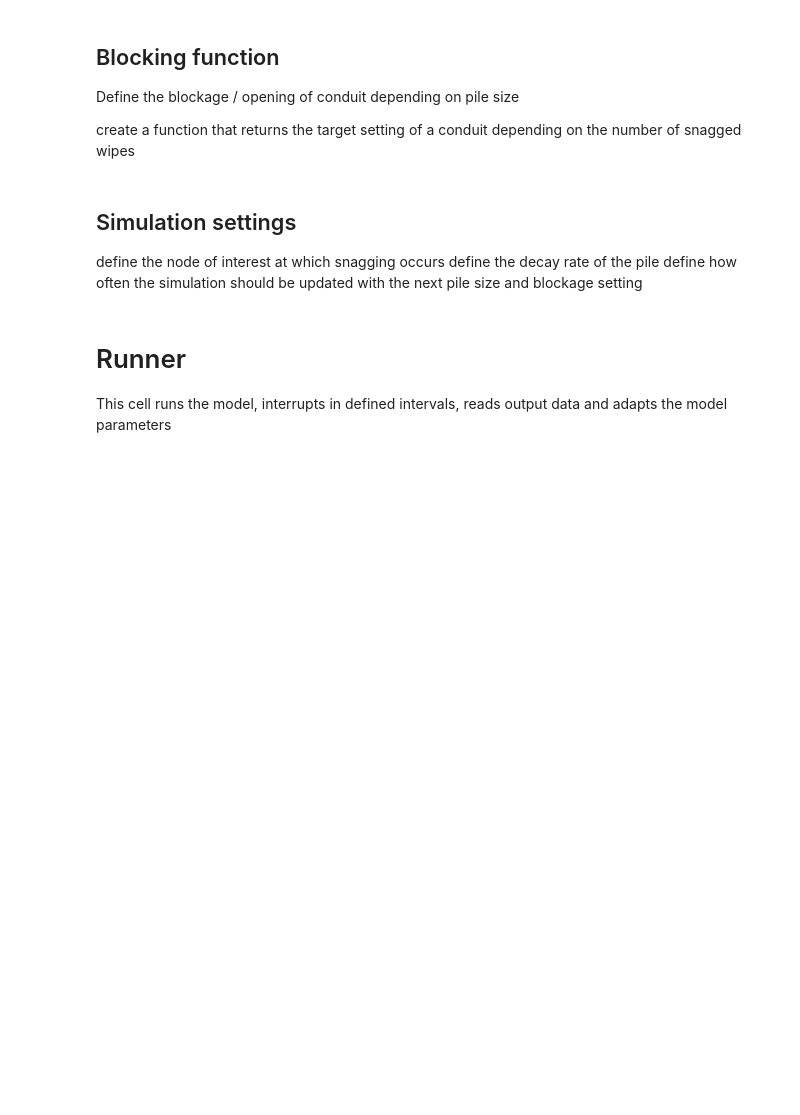
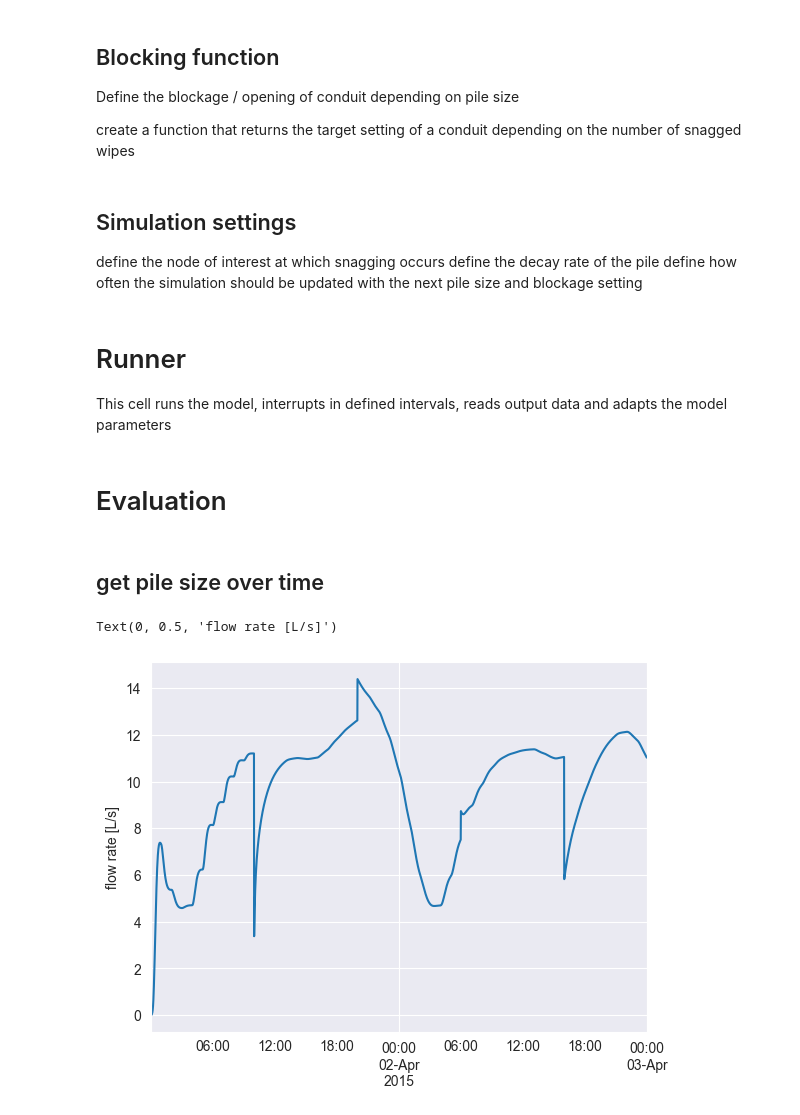
Before and after one commit to alBartig/PacketSWMM, a Jupyter notebook: apps/wipe-sim_interface.ipynb, the cells around one changed output. Drawn from its saved outputs; the diff is of its cells as text; code cells hidden in the pictures; blank space fills up the shorter version.

```diff
--- a/apps/wipe-sim_interface.ipynb
+++ b/apps/wipe-sim_interface.ipynb
@@ -12,10 +16,10 @@ warnings.filterwarnings("ignore", category=SwmmOutExtractWarning)
 please insert model- and output-paths here
 # %%
 # model input and output files
-model_path = r"..\sample_data\sample_model.inp"
-out_path = r"..\sample_data\sample_model.out"
+model_path = r"..\sample_data\simple_model.inp"
+out_path = r"..\sample_data\simple_model.out"
 # population data
-pop_path = r"../sample_data/pop_data.csv"
+pop_path = r"../sample_data/pop_data_simple.csv"
 df_population = pd.read_csv(pop_path)
 # %% [markdown]
 ## Input patterns
@@ -65,3 +73,5 @@ simulation_dict = dict(
 # %%
 # run blockage simulation
 sim_blockage(**simulation_dict)
+# %% [markdown]
+# Evaluation
@@ -67,0 +82,16 @@ sim_blockage(**simulation_dict)
+# %% [markdown]
+## get pile size over time
+# %%
+out = read_out_file(out_path)
+df_flows = out.get_part(kind=swmm_objs.LINK, variable=swmm_vars.LINK.FLOW)
+df_velocities = out.get_part(kind=swmm_objs.LINK, variable=swmm_vars.LINK.VELOCITY)
+# %%
+fig, ax = plt.subplots()
+df_flows["MH3295504178.1"].plot(label="flow rate", ax=ax)
+ax.set_ylabel("flow rate [L/s]")
+# ax2 = ax.twinx()
+# df_velocities["MH3295504178.1"].plot(label="velocities", ax=ax2)
+# ax2.set_ylabel("velocities [m/s]")
+# %% [output]
+Text(0, 0.5, 'flow rate [L/s]')
+[figure, added]
```
Also changed, not shown: parts of 8 cells of this notebook, 5 other files.
